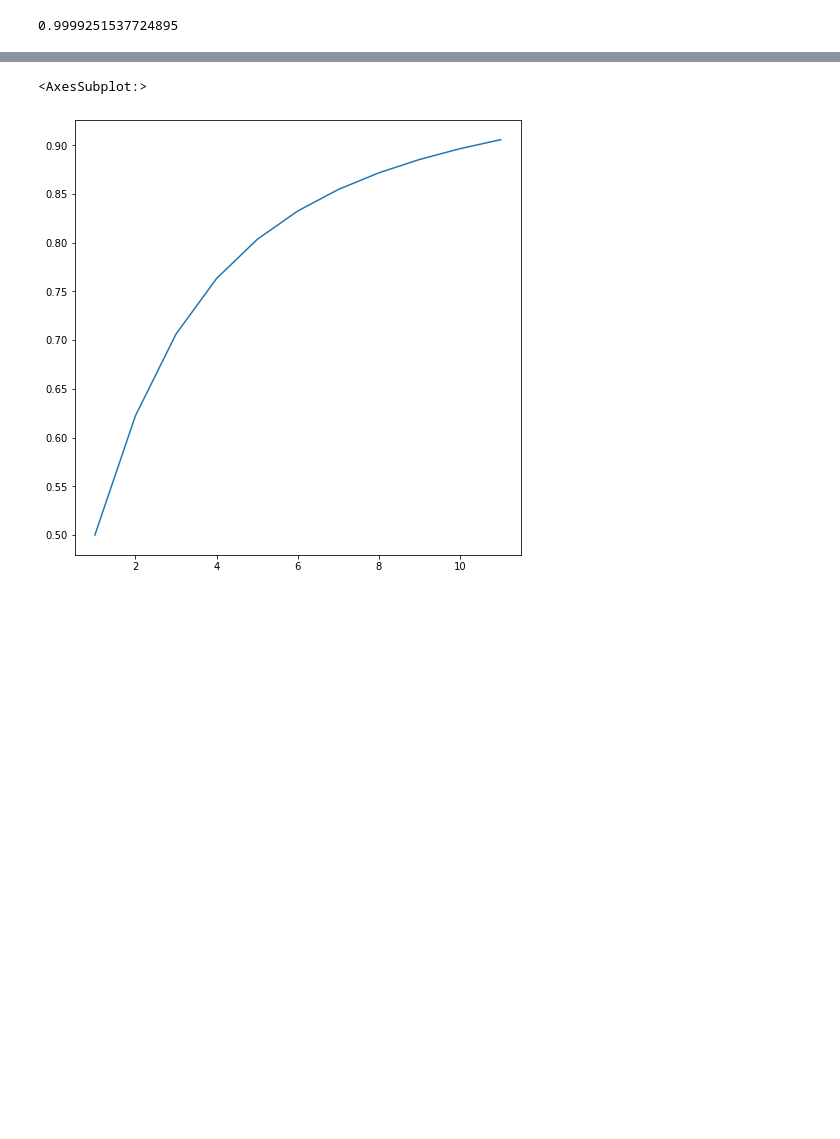
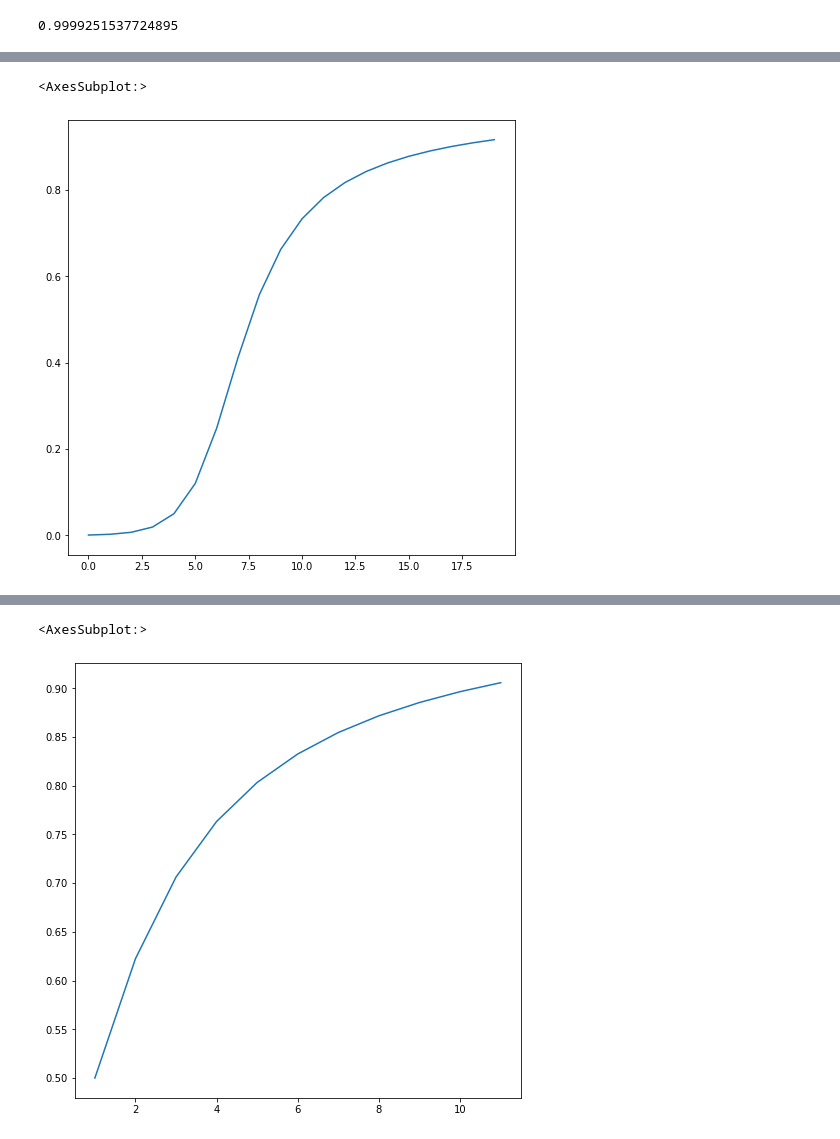
Before and after one commit to Farnoud-G/MaaSSim, a Jupyter notebook: docs/tutorials/S-shaped Curves.ipynb, the cells around one changed output, grey strips where cells are left out. Cells and saved outputs as stored; diff of their text form; code cells hidden in the pictures; blank space fills up the shorter version.

```diff
--- a/docs/tutorials/S-shaped Curves.ipynb
+++ b/docs/tutorials/S-shaped Curves.ipynb
@@ -35,0 +51,21 @@ sns.lineplot(x=x, y=y)
+# %%
+pre_att_j = 1
+pre_att_i = 0.01
+B_learning = 1
+x = []
+y = []
+
+for t in range(0,20):
+
+    pre_cu_i = ln((1/pre_att_i)-1)
+    x.append(t)
+    y.append(pre_att_i)
+    cu_i = pre_cu_i + pre_att_i - pre_att_j
+    att_i = 1/(1+math.exp(B_learning*(cu_i)))
+    pre_att_i = att_i
+
+fig, ax = plt.subplots(figsize=(8,8))
+sns.lineplot(x=x, y=y)
+# %% [output]
+<AxesSubplot:>
+[figure, added]
```
Also changed, not shown: parts of 13 cells of this notebook, 4 other files.
